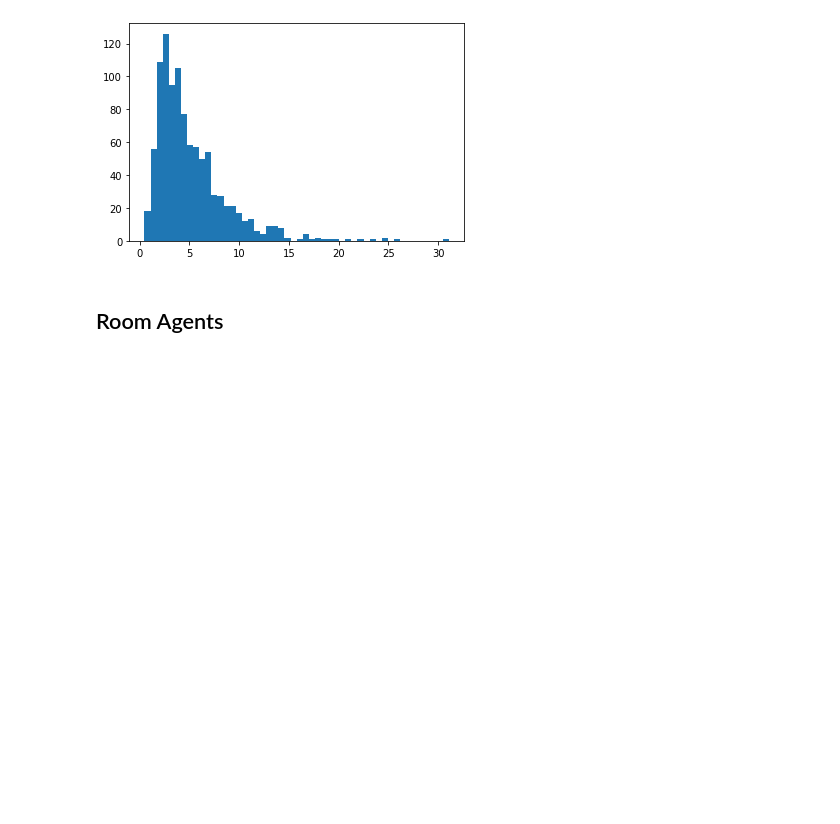
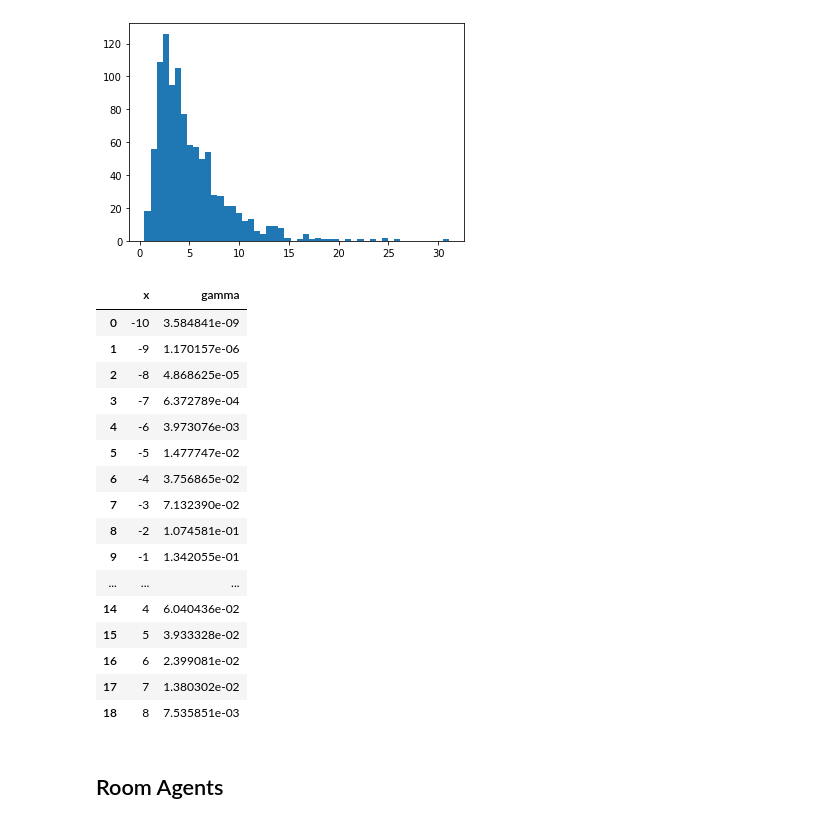
Before and after one commit to covABM/SchoolABM, a Jupyter notebook: notebooks/development/model_copyscript_debug.ipynb, the cells around one changed output. Drawn from its saved outputs; the diff is of its cells as text; code cells hidden in the pictures; blank space fills up the shorter version.

```diff
--- a/notebooks/development/model_copyscript_debug.ipynb
+++ b/notebooks/development/model_copyscript_debug.ipynb
@@ -142,6 +142,26 @@ plt.hist(sorted(lognormal_dist), bins=50)
         31.06469455]),
  <a list of 50 Patch objects>)
 [figure]
+# %%
+infective_df
+# %% [output]
+|  | x | gamma |
+| 0 | -10 | 3.584841e-09 |
+| 1 | -9 | 1.170157e-06 |
+| 2 | -8 | 4.868625e-05 |
+| 3 | -7 | 6.372789e-04 |
+| 4 | -6 | 3.973076e-03 |
+| 5 | -5 | 1.477747e-02 |
+| 6 | -4 | 3.756865e-02 |
+| 7 | -3 | 7.132390e-02 |
+| 8 | -2 | 1.074581e-01 |
+| 9 | -1 | 1.342055e-01 |
+| ... | ... | ... |
+| 14 | 4 | 6.040436e-02 |
+| 15 | 5 | 3.933328e-02 |
+| 16 | 6 | 2.399081e-02 |
+| 17 | 7 | 1.380302e-02 |
+| 18 | 8 | 7.535851e-03 |
 # %%
 import transmission_rate as trans_rate
 
```
Also changed, not shown: parts of 5 cells of this notebook, 3 other files.
